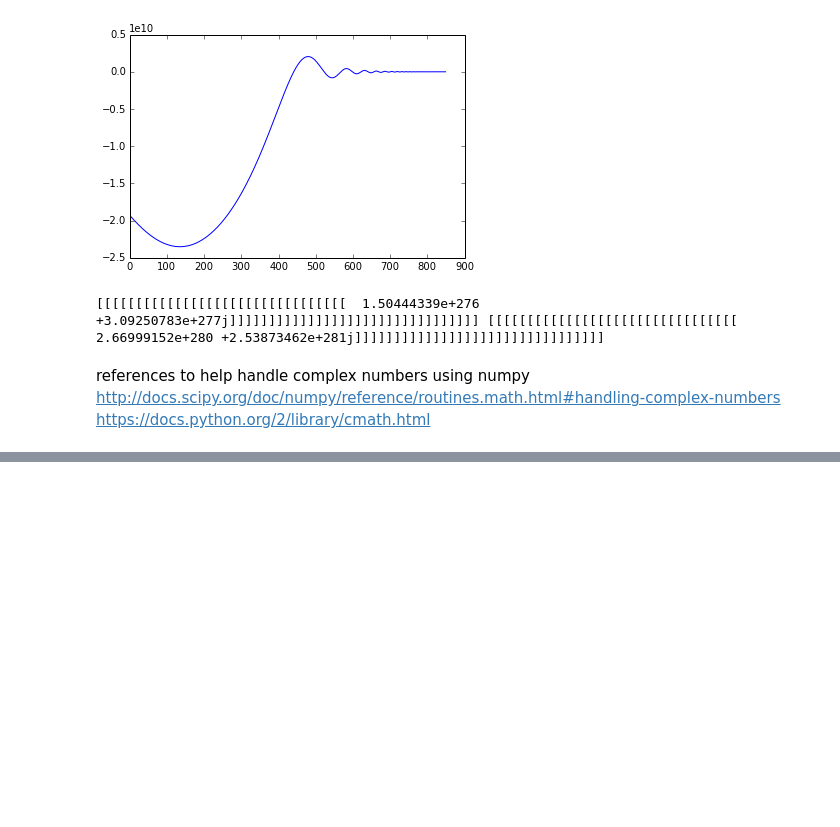
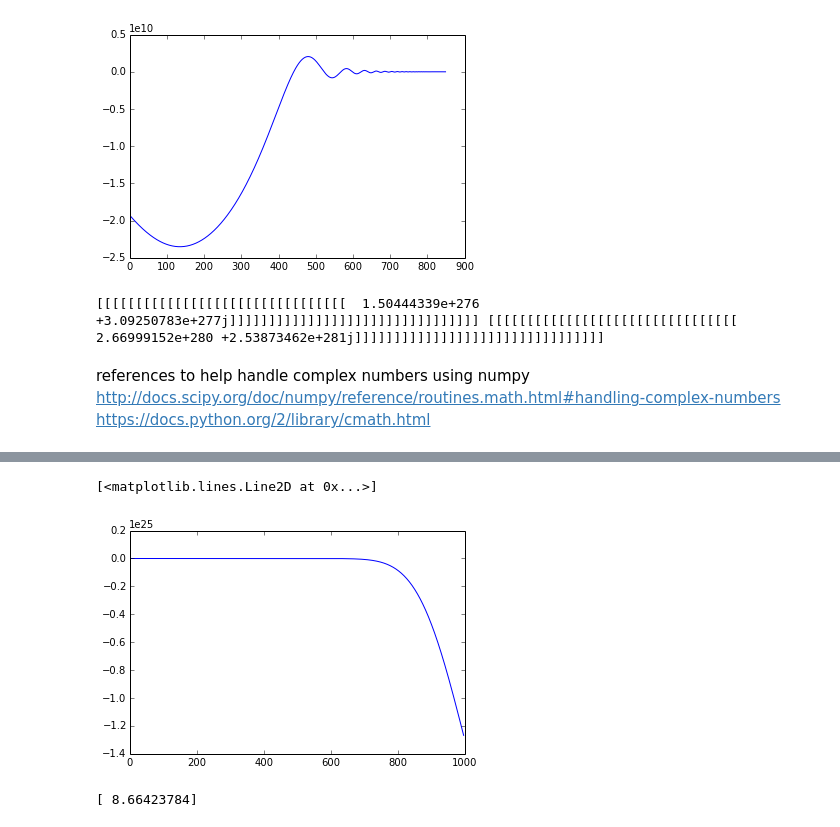
Before and after one commit to rahulporuri/project_work, a Jupyter notebook: test-Copy0.ipynb, the cells around one changed output, grey strips where cells are left out. Saved outputs shown, nothing was run; the diff lists cells and outputs as text; code cells hidden in the pictures; blank space fills up the shorter version.

```diff
--- a/test-Copy0.ipynb
+++ b/test-Copy0.ipynb
@@ -307,0 +421,5 @@ https://docs.python.org/2/library/cmath.html
+# %%
+plt.plot(hk.imag)
+# %% [output]
+[<matplotlib.lines.Line2D at 0x...>]
+[figure, added]
@@ -307,0 +439,8 @@ https://docs.python.org/2/library/cmath.html
+# %%
+temp = numpy.array([8])
+for i in range(20):
+    temp = opt.newton_krylov(lambda N : (k0)**2 - 1e+06*fN(N),temp)
+
+print temp
+# %% [output]
+[ 8.66423784]
```
Also changed, not shown: parts of 37 cells of this notebook, 2 other files.
